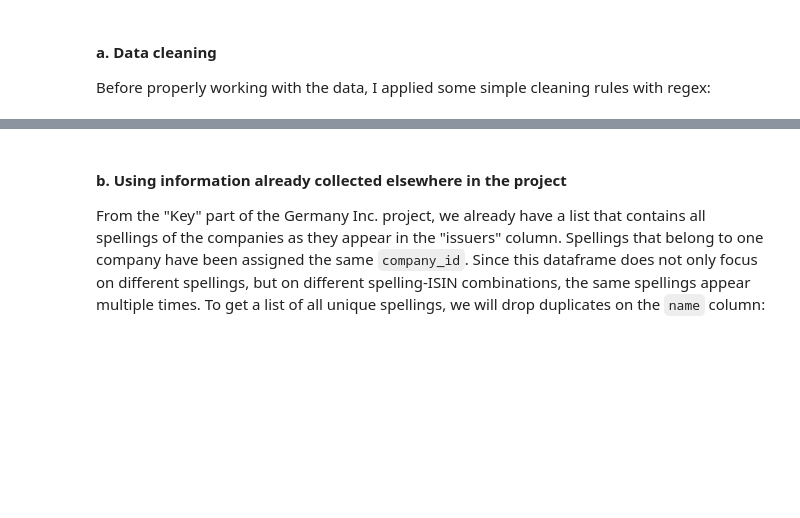
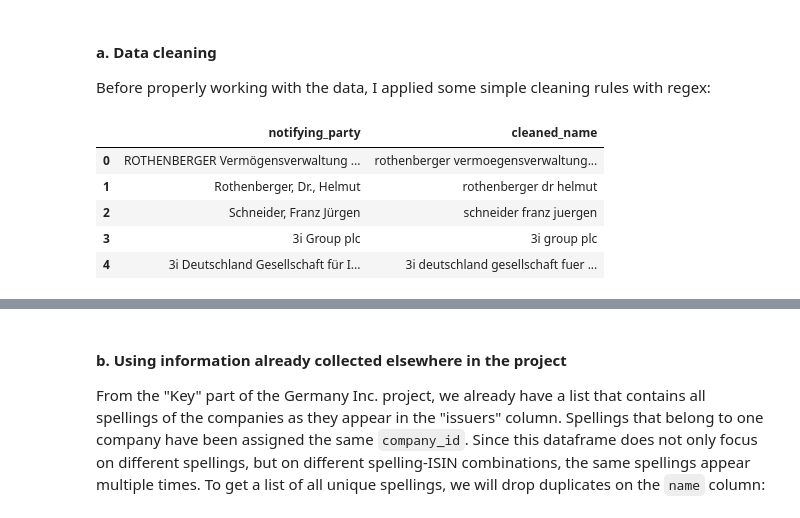
Before and after one commit to KensingtonOscupant/germanyinc-shareholders, a Jupyter notebook: src/exploration.ipynb, the cells around one changed output, grey strips where cells are left out. Cells and saved outputs as stored; diff of their text form; code cells hidden in the pictures; blank space fills up the shorter version.

```diff
--- a/src/exploration.ipynb
+++ b/src/exploration.ipynb
@@ -116,6 +116,26 @@ def clean_name(name):
         name = name.lower()
         name = re.sub('aktiengesellschaft', 'ag', name)
         name = re.sub('kommanditgesellschaft auf aktien', 'kgaa', name)
+        name = re.sub('kommanditgesellschaft', 'kg', name)
+        name = re.sub('gesellschaft mit beschränkter haftung', 'gmbh', name)
+        name = re.sub('limited', 'ltd', name)
+        name = re.sub('mit beschränkter haftung', 'gmbh', name)
+        name = re.sub('société anonyme', 'sa', name)
+        name = re.sub('public limited company', 'plc', name)
+        name = re.sub('sociedad anónima', 'sa', name)
+        name = re.sub('naamloze vennootschap', 'nv', name)
+        name = re.sub('besloten vennootschap', 'bv', name)
+        name = re.sub('société à responsabilité limitée', 'sarl', name)
+        name = re.sub('incorporated', 'inc', name)
+        name = re.sub('corporation', 'corp', name)
+        name = re.sub('company', 'co', name)
+        name = re.sub('joint stock company', 'jsc', name)
+        name = re.sub('sociedad limitada', 'sl', name)
+        name = re.sub('public joint stock company', 'pjsc', name)
+        name = re.sub('closed joint stock company', 'cjsc', name)
+        name = re.sub('open joint stock company', 'ojsc', name)
+        name = re.sub('limited liability company', 'llc', name)
+        name = re.sub('limited partnership', 'lp', name)
         name = re.sub('&', 'und', name)
         name = re.sub('ß', 'ss', name)
         name = re.sub('ö', 'oe', name)
@@ -142,9 +162,20 @@ def clean_name(name):
         name = re.sub('“', '', name)
         name = re.sub('”', '', name)
         name = re.sub('·', '', name)
-        name = re.sub('\s', '', name)
         name = name.strip()
     return name
+# %%
+# add a new column to unique_notifying_parties that applies the clean_name function to the notifying_party column
+unique_notifying_parties['cleaned_name'] = unique_notifying_parties['notifying_party'].apply(clean_name)
+# %%
+unique_notifying_parties.head()
+# %% [output]
+|  | notifying_party | cleaned_name |
+| 0 | ROTHENBERGER Vermögensverwaltung ... | rothenberger vermoegensverwaltung... |
+| 1 | Rothenberger, Dr., Helmut | rothenberger dr helmut |
+| 2 | Schneider, Franz Jürgen | schneider franz juergen |
+| 3 | 3i Group plc | 3i group plc |
+| 4 | 3i Deutschland Gesellschaft für I... | 3i deutschland gesellschaft fuer ... |
 # %% [markdown]
 <a id='section_id6'></a>
 # %% [markdown]
```
